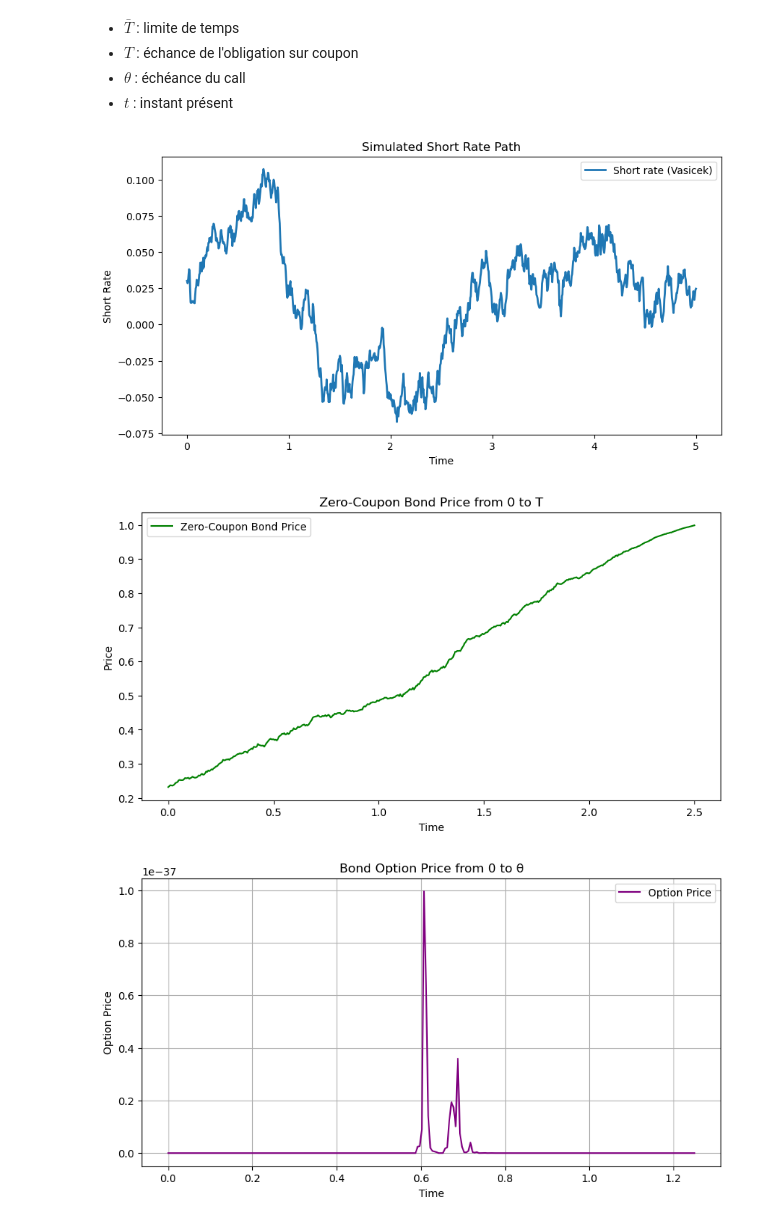
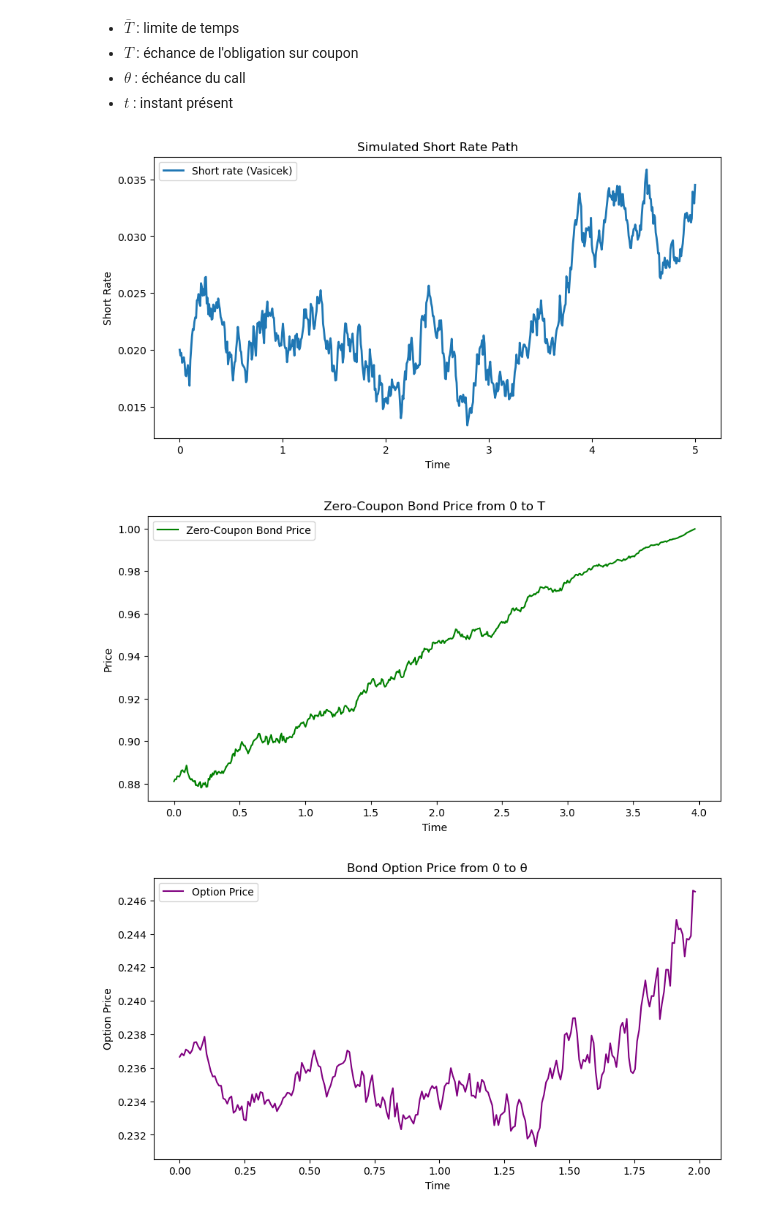
Before and after one commit to maxence2508/maths-fi, a Jupyter notebook: vasicek.ipynb, the cells around one changed output. Cells and saved outputs as stored; diff of their text form; code cells hidden in the pictures.

Commit message:
ajout prix call sur obligation zc

```diff
--- a/vasicek.ipynb
+++ b/vasicek.ipynb
@@ -44,7 +44,7 @@ def R(theta, r, lam, a, b, sigma):
     res += R_inf
     return res
 
-def P(idx_T, T_bar, N, r0, a, b, sigma, lam):
+def P(idx_T, T_bar, N, a, b, sigma, lam, r):
     """
     Returns the zero-coupon bond prices between time 0 and T
     for a bond maturing at time T, based on a simulated short rate path.
@@ -63,7 +63,6 @@ def P(idx_T, T_bar, N, r0, a, b, sigma, lam):
         numpy.ndarray: Array of zero-coupon bond prices from 0 to T.
     """
     T = idx_T*T_bar/N
-    r = simulate_taux_court(r0, a, b, sigma, T_bar, N)
     P = np.zeros(idx_T)
     dt = T_bar / N
     for i in range(idx_T):
@@ -71,13 +70,13 @@ def P(idx_T, T_bar, N, r0, a, b, sigma, lam):
         P[i] = np.exp(-(T - t) * R(T - t, r[i], lam, a, b, sigma))
     return P
 # %%
-r0 = 0.03
-a = 0.1
-b = 0.05
-sigma = 0.06
+r0 = 0.02
+a = 0.5
+b = 0.03
+sigma = 0.01
 T_bar = 5.0
-N = 1000
-lam = 0.2
+N = int(252 * T)
+lam = 0.1
 # %%
 # Simulation du taux court
 r = simulate_taux_court(r0, a, b, sigma, T_bar, N)
@@ -92,13 +91,13 @@ plt.ylabel('Short Rate')
 plt.legend()
 plt.show()
 # %% [output]
-[figure, old version]
+[figure, new version]
 # %%
 idx_T = 500
 T = idx_T * T_bar / N  # correspondance avec la fonction
 
 # Calcul des prix
-P_vals = P(idx_T, T_bar, N, r0, a, b, sigma, lam)
+P_vals = P(idx_T, T_bar, N, a, b, sigma, lam, r)
 
 # Tracé
 time_grid = np.linspace(0, T, idx_T)
@@ -111,7 +110,7 @@ plt.ylabel('Price')
 plt.legend()
 plt.show()
 # %% [output]
-[figure, old version]
+[figure, new version]
 # %%
 def volatility(t, T, a, sigma):
     return -sigma * (1 - np.exp(-a * (T - t))) / a
@@ -132,10 +131,27 @@ def d2(t, x, K, theta, a, T, sigma):
 def B(t, x, K, theta, a, T, sigma):
     return x * norm.cdf(d1(t, x, K, theta, a, T, sigma)) - K * norm.cdf(d2(t, x, K, theta, a, T, sigma))
 
-def option_price(idx_theta, idx_T, T_bar, N, K, theta, a, b, sigma, r0, lam):
+def option_price(idx_theta, idx_T, T_bar, N, K, theta, a, b, sigma, lam, r):
+    """
+    Computes the price of a European call option on a zero-coupon bond
+    under the Vasicek model.
+
+    Parameters:
+        idx_theta (int): Index for option maturity (θ).
+        idx_T (int): Index for bond maturity (T).
+        T_bar (float): Total time horizon.
+        N (int): Number of time steps.
+        K (float): Strike price of the option.
+        theta (float): Option maturity.
+        a, b, sigma, lam (float): Vasicek model parameters.
+        r (np.ndarray): Simulated short rate path.
+
+    Returns:
+        np.ndarray: Option prices up to time θ.
+    """
     prices = np.zeros(idx_theta)
-    P_T = P(idx_T, T_bar, N, r0, a, b, sigma, lam)
-    P_theta = P(idx_theta, T_bar, N, r0, a, b, sigma, lam)
+    P_T = P(idx_T, T_bar, N, a, b, sigma, lam, r)
+    P_theta = P(idx_theta, T_bar, N, a, b, sigma, lam, r)
     T = idx_T * T_bar / N
     for i in range(idx_theta):
         t = i * T_bar / N
@@ -144,22 +160,21 @@ def option_price(idx_theta, idx_T, T_bar, N, K, theta, a, b, sigma, r0, lam):
     return prices
 # %%
 idx_theta = 250
-K = 0.95
+K = 0.7
 theta = idx_theta * T_bar / N
 
 # Calcul des prix
-prices = option_price(idx_theta, idx_T, T_bar, N, K, theta, a, b, sigma, r0, lam)
+prices = option_price(idx_theta, idx_T, T_bar, N, K, theta, a, b, sigma, lam, r)
 
 # Tracé
 time_grid = np.linspace(0, theta, idx_theta)
 
 plt.figure(figsize=(10, 5))
 plt.plot(time_grid, prices, label='Option Price', color='purple')
 plt.title('Bond Option Price from 0 to θ')
 plt.xlabel('Time')
 plt.ylabel('Option Price')
-plt.grid(True)
 plt.legend()
 plt.show()
 # %% [output]
-[figure, old version]
+[figure, new version]
```
